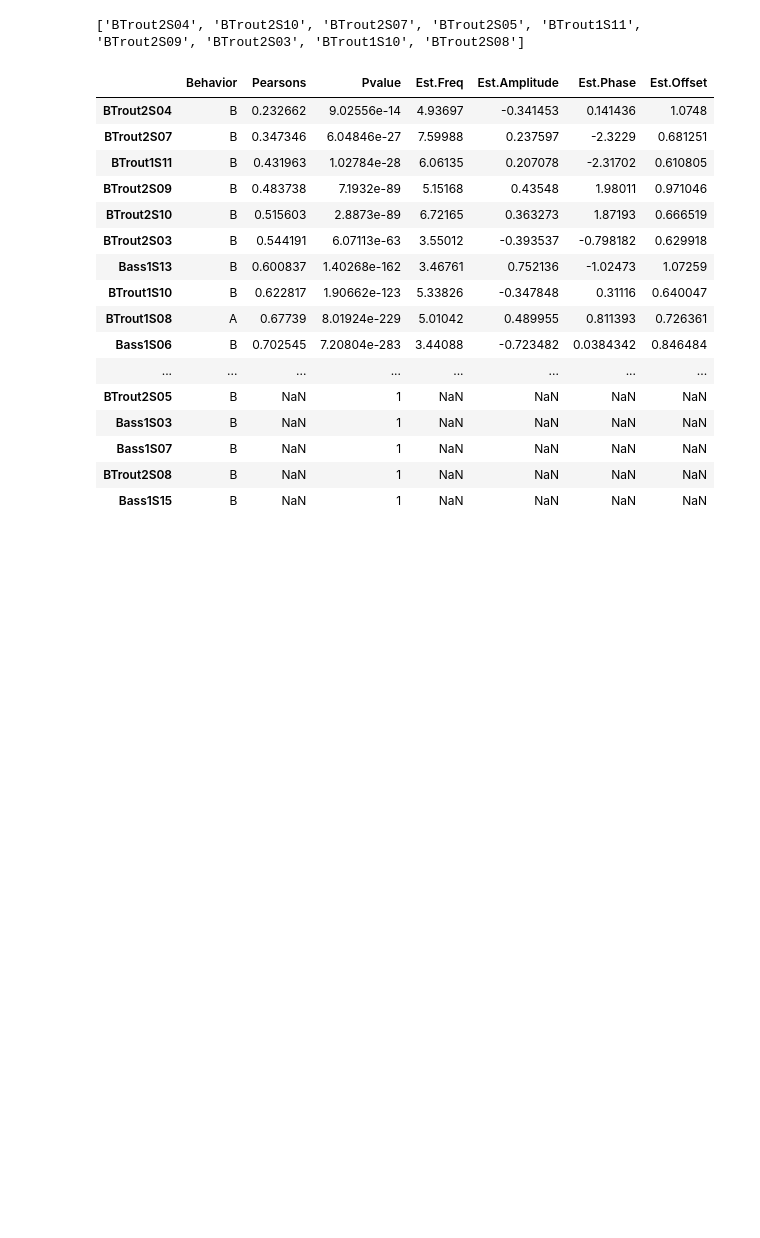
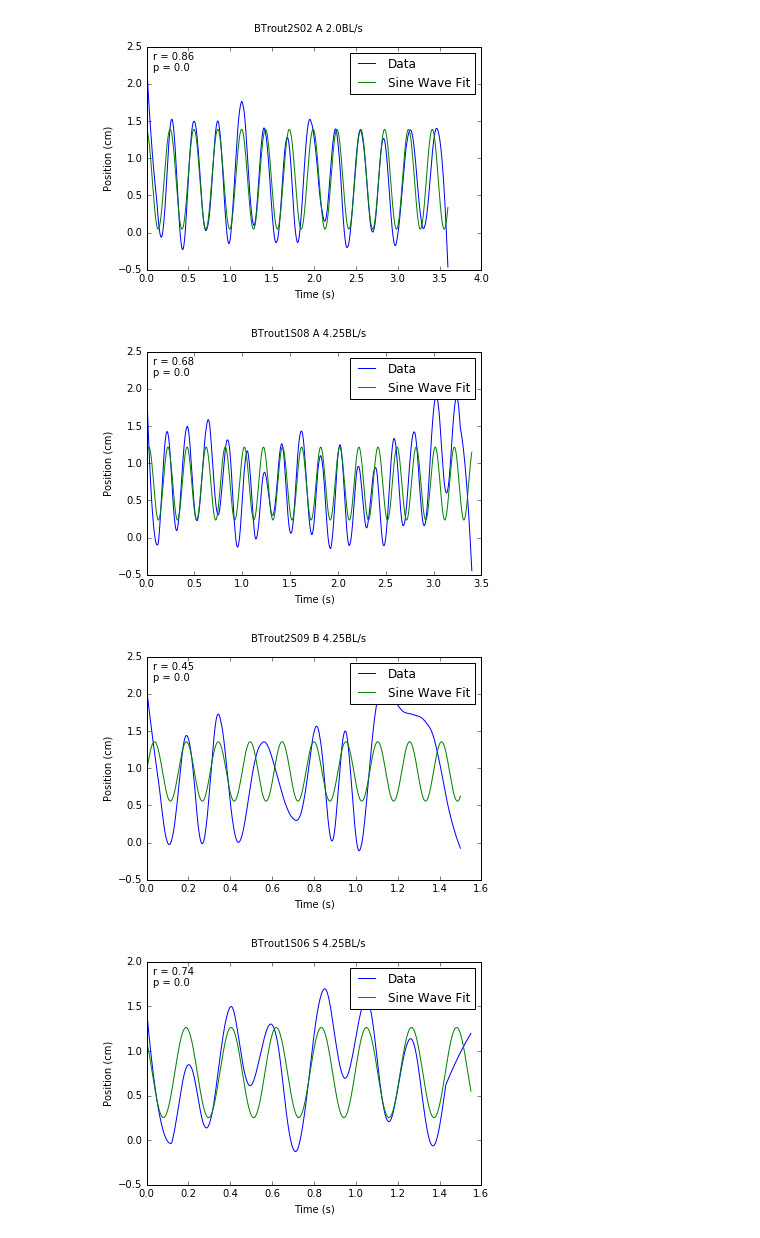
Before and after one commit to kfeilich/FishTrackProcessing, a Jupyter notebook: AccelerationCodeTesting.ipynb, the cells around one changed output. Drawn from its saved outputs; the diff is of its cells as text; code cells hidden in the pictures; blank space fills up the shorter version.

Commit message:
Added plot_fit_sine, which plots smoothed, detrended tailbeat data against fitted sine wave, with pearsons coefficient

```diff
--- a/AccelerationCodeTesting.ipynb
+++ b/AccelerationCodeTesting.ipynb
@@ -58,7 +33,3 @@ trout_steady_subset = make_subset(group_by1 = 'species', identifier1='BTrout',
                                  tracklist=tracklist, group_by2 = 'behavior', identifier2='S')
 trout_linacc_subset = make_subset(group_by1 = 'species', identifier1='BTrout',
                                  tracklist=tracklist, group_by2 = 'behavior', identifier2='A')
-# %%
-print(trout_burst_subset)
-# %% [output]
-['BTrout2S04', 'BTrout2S10', 'BTrout2S07', 'BTrout2S05', 'BTrout1S11', 'BTrout2S09', 'BTrout2S03', 'BTrout1S10', 'BTrout2S08']
@@ -146,21 +36,48 @@ def sin_corr(tracklist_subset, tracklist, finbeat_df):
 # %%
-corr_w_sin = sin_corr(tracklist.keys(), tracklist, finbeat_byP)
-corr_w_sin.sort_values(by='Pearsons')
+corr_w_sin = sin_corr(tracklist.keys(), tracklist, finbeat_byT)
-# %% [output]
-|  | Behavior | Pearsons | Pvalue | Est.Freq | Est.Amplitude | Est.Phase | Est.Offset |
-| BTrout2S04 | B | 0.232662 | 9.02556e-14 | 4.93697 | -0.341453 | 0.141436 | 1.0748 |
-| BTrout2S07 | B | 0.347346 | 6.04846e-27 | 7.59988 | 0.237597 | -2.3229 | 0.681251 |
-| BTrout1S11 | B | 0.431963 | 1.02784e-28 | 6.06135 | 0.207078 | -2.31702 | 0.610805 |
-| BTrout2S09 | B | 0.483738 | 7.1932e-89 | 5.15168 | 0.43548 | 1.98011 | 0.971046 |
-| BTrout2S10 | B | 0.515603 | 2.8873e-89 | 6.72165 | 0.363273 | 1.87193 | 0.666519 |
-| BTrout2S03 | B | 0.544191 | 6.07113e-63 | 3.55012 | -0.393537 | -0.798182 | 0.629918 |
-| Bass1S13 | B | 0.600837 | 1.40268e-162 | 3.46761 | 0.752136 | -1.02473 | 1.07259 |
-| BTrout1S10 | B | 0.622817 | 1.90662e-123 | 5.33826 | -0.347848 | 0.31116 | 0.640047 |
-| BTrout1S08 | A | 0.67739 | 8.01924e-229 | 5.01042 | 0.489955 | 0.811393 | 0.726361 |
-| Bass1S06 | B | 0.702545 | 7.20804e-283 | 3.44088 | -0.723482 | 0.0384342 | 0.846484 |
-| ... | ... | ... | ... | ... | ... | ... | ... |
-| BTrout2S05 | B | NaN | 1 | NaN | NaN | NaN | NaN |
-| Bass1S03 | B | NaN | 1 | NaN | NaN | NaN | NaN |
-| Bass1S07 | B | NaN | 1 | NaN | NaN | NaN | NaN |
-| BTrout2S08 | B | NaN | 1 | NaN | NaN | NaN | NaN |
-| Bass1S15 | B | NaN | 1 | NaN | NaN | NaN | NaN |
+# %%
+import peakutils
+import scipy
+from scipy.optimize import leastsq
+import pandas as pd
+import numpy as np
+import matplotlib.pyplot as plt
+
+
+def plot_fit_sine(tracklist_subset, tracklist, sin_corr_df):
+
+    for trial in tracklist_subset:
+        data = tracklist[trial]['data']['pt2y_smth']
+        behavior = tracklist[trial]['behavior']
+        init_speed = tracklist[trial]['start_spd_BLs']
+        base = peakutils.baseline(data, 3)  # Find bkgrd trend
+        data = data - base
+        time = data.index.values
+
+        amp = sin_corr_df['Est.Amplitude'][trial]
+        freq= sin_corr_df['Est.Freq'][trial]
+        phase= sin_corr_df['Est.Phase'][trial]
+        offset = sin_corr_df['Est.Offset'][trial]
+        cor_coeff = str(np.round(sin_corr_df['Pearsons'][trial], 2))
+        pvalue = str(np.round(sin_corr_df['Pvalue'][trial], 3))
+        annotation = str('r = ' + cor_coeff + '\np = ' + pvalue)
+
+        data_fit = amp * np.sin(2 * np.pi * freq * time + phase) + offset
+
+        fig = plt.figure()
+        ax = fig.add_subplot(1, 1, 1)
+        fig.suptitle(trial +' '+ behavior + ' ' + str(init_speed)+'BL/s')
+        ax.set_xlabel('Time (s)')
+        ax.set_ylabel('Position (cm)')
+        ax.plot(time, data, label = 'Data')
+        ax.plot(time, data_fit, label = "Sine Wave Fit")
+        ax.text(0.02, 0.98,annotation, horizontalalignment='left', verticalalignment='top', transform=ax.transAxes)
+        ax.legend()
+        plt.show()
+# %%
+plot_fit_sine(trout_subset, tracklist, corr_w_sin)
+# %% [output]
+[figure, added]
+[figure, added]
+[figure, added]
+[figure, added]
```
Also changed, not shown: parts of 4 cells of this notebook, 3 other files.
